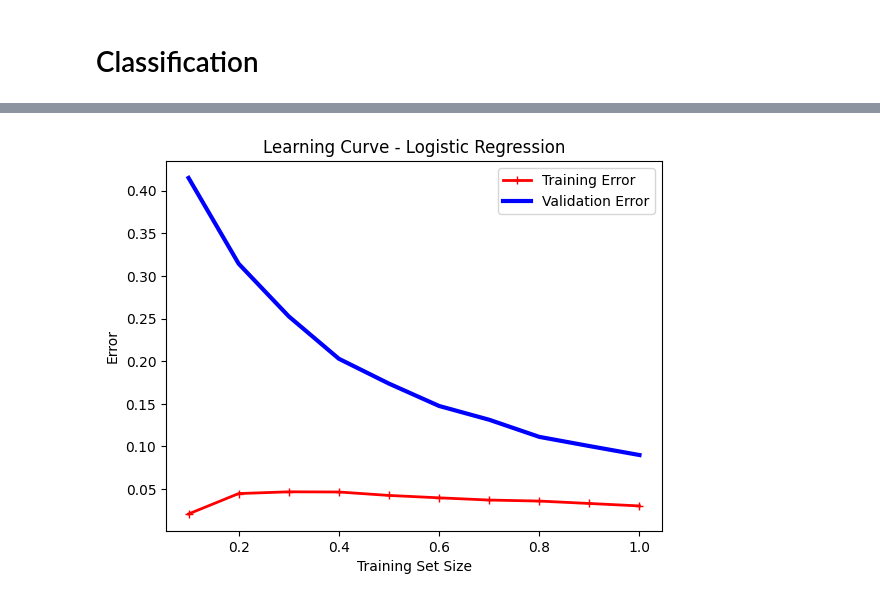
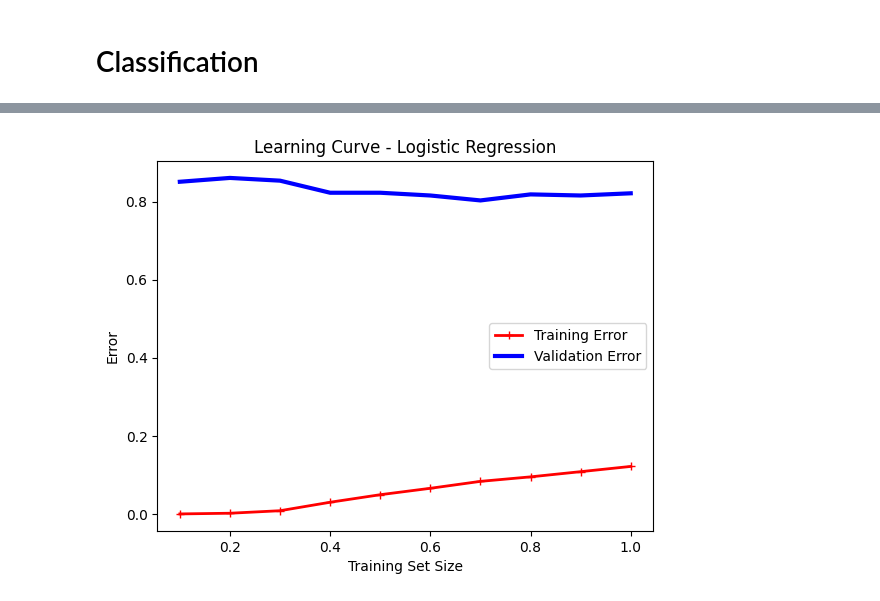
Before and after one commit to arbitroy/ML-trials, a Jupyter notebook: Tasks.ipynb, the cells around one changed output, grey strips where cells are left out. Saved outputs shown, nothing was run; the diff lists cells and outputs as text; code cells hidden in the pictures.

Commit message:
Added binary classifier, evaluation metrics and fixed the sampling issue

```diff
--- a/Tasks.ipynb
+++ b/Tasks.ipynb
@@ -6,7 +6,7 @@ import matplotlib.pyplot as plt
 import seaborn as sns
 %matplotlib inline
 #load csv
-data = pd.read_csv("2021 New Coder Survey.csv")
+data = pd.read_csv("2021 New Coder Survey.csv",low_memory=False)
 #get the first 5 values in the dataset
 data.head()
 # %% [output]
@@ -724,6 +724,8 @@ from sklearn.metrics import accuracy_score
 from sklearn.ensemble import RandomForestClassifier
 from sklearn.model_selection import cross_val_score
 from imblearn.over_sampling import SMOTE
+from sklearn.metrics import confusion_matrix, roc_curve, auc, precision_recall_curve
+from sklearn.ensemble import VotingClassifier
 cols_to_preprocess = [
     # Demographics and Personal Information
     '25. With which of these groups do you primarily identify?',
@@ -770,6 +772,7 @@ cols_to_preprocess = [
 # Handle missing values if any (for demonstration, assuming dropna for simplicity)
 data.dropna(inplace=True)
 
+
 # Remove the target variable from features
 cols_to_preprocess.remove('22. About how much money did you earn last year from any job or employment (in US Dollars)? ')
 
@@ -802,22 +805,23 @@ pipeline = Pipeline([
     ('preprocessor', preprocessor)
 ])
 
+
 # Fit and transform the data
 X_scaled = pipeline.fit_transform(X)
+# Split the scaled data into training and test sets
+X_train, X_test, y_train, y_test = train_test_split(X_scaled, y, test_size=0.2, random_state=42)
+# Drop rows with NaN values in the target variable y_test
+y_test = y_test.dropna()
+# Apply SMOTE for oversampling only on the training data
+smote = SMOTE(random_state=42)
+X_train_resampled, y_train_resampled = smote.fit_resample(X_train, y_train)
 
-# Apply SMOTE for oversampling
-smote = SMOTE(random_state=42)
-X_resampled, y_resampled = smote.fit_resample(X_scaled, y)
-
-# Split the scaled data into training and test sets
-X_train, X_test, y_train, y_test = train_test_split(X_resampled, y_resampled, test_size=0.2, random_state=42)
-
-# Train model
-svm_model = SVC(kernel='linear', C=1.0, random_state=42)
+# Train models on resampled training data
+svm_model = SVC(kernel='linear',probability=True, C=1.0, random_state=42)
 lr_model = LogisticRegression(max_iter=1000, penalty='l2', solver='lbfgs')
 dt_classifier = DecisionTreeClassifier(random_state=42, max_depth=20)
 rf_classifier = RandomForestClassifier(n_estimators=100, random_state=42)
-rf_classifier.fit(X_train, y_train)
+
 def plot_learning_curve(model, X_train, y_train, X_test, y_test, title):
     train_errors, val_errors = [], []
     sizes = np.linspace(0.1, 1.0, 10)  # 10 intervals for different training set sizes
@@ -850,27 +854,93 @@ def plot_learning_curve(model, X_train, y_train, X_test, y_test, title):
     plt.legend()
     plt.show()
 
+def plot_curves(model, X_test, y_test):
+    # Convert target variable to binary integer labels
+    y_test_binary = (y_test == 'high income').astype(int)  # Assuming 'high income' is the positive class
 
+    # Compute the predicted probabilities
+    y_pred_prob = model.predict_proba(X_test)
+
+    # Plotting ROC curve
+    fpr, tpr, _ = roc_curve(y_test_binary, y_pred_prob[:, 1])
+    roc_auc = auc(fpr, tpr)
+
+    plt.figure(figsize=(8, 6))
+    plt.plot(fpr, tpr, label=f'ROC curve (area = {roc_auc:0.2f})')
+    plt.plot([0, 1], [0, 1], 'k--')
+    plt.xlabel('False Positive Rate')
+    plt.ylabel('True Positive Rate')
+    plt.title('ROC Curve')
+    plt.legend(loc="lower right")
+    plt.show()
+
+    # Plotting Precision-Recall curve
+    precision, recall, _ = precision_recall_curve(y_test_binary, y_pred_prob[:, 1])
+
+    plt.figure(figsize=(8, 6))
+    plt.plot(recall, precision, label='Precision-Recall curve')
+    plt.xlabel('Recall')
+    plt.ylabel('Precision')
+    plt.title('Precision-Recall Curve')
+    plt.legend(loc="lower left")
+    plt.show()
+
+def plot_confusion_matrix(y_true, y_pred, title):
+    cm = confusion_matrix(y_true, y_pred)
+    plt.figure(figsize=(8, 6))
+    sns.heatmap(cm, annot=True, fmt='d', cmap='Blues')
+    plt.title(title)
+    plt.xlabel('Predicted labels')
+    plt.ylabel('True labels')
+    plt.show()
 # Using the function for each model
 plot_learning_curve(svm_model, X_train, y_train, X_test, y_test, "Learning Curve - Support Vector Machine")
 plot_learning_curve(lr_model, X_train, y_train, X_test, y_test, "Learning Curve - Logistic Regression")
 plot_learning_curve(dt_classifier, X_train, y_train, X_test, y_test, "Learning Curve - Decision Tree")
 plot_learning_curve(rf_classifier, X_train, y_train, X_test, y_test, "Learning Curve - Random Forest")
-# Make predictions on the test set for each model
+
+# Make predictions
 svm_pred = svm_model.predict(X_test)
 lr_pred = lr_model.predict(X_test)
 dt_pred = dt_classifier.predict(X_test)
 rf_pred = rf_classifier.predict(X_test)
-# Evaluate the model
+# Create a Voting Classifier with soft voting
+voting_classifier = VotingClassifier(
+    estimators=[('dt', dt_classifier), ('svm', svm_model), ('lr', lr_model)],
+    voting='soft'  # Use 'hard' for hard voting
+)
+
+# Fit the Voting Classifier on the resampled training data
+voting_classifier.fit(X_train_resampled, y_train_resampled)
+
+# Predict on the test set
+y_pred_voting = voting_classifier.predict(X_test)
+
+# Evaluate the Voting Classifier
+print(classification_report(y_test, y_pred_voting))
+plot_confusion_matrix(y_test, y_pred_voting, "Confusion Matrix - Voting Classifier")
+plot_curves(voting_classifier, X_test, y_test)
+# Evaluation
 print("\nSupport Vector Machine Classifier:")
 print(classification_report(y_test, svm_pred, zero_division=1))
+plot_curves(svm_model, X_test, y_test)
+plot_confusion_matrix(y_test, svm_pred, "Confusion Matrix - SVM Classifier")
+
 
 print("\nLogistic Regression Classifier:")
 print(classification_report(y_test, lr_pred, zero_division=1))
+plot_curves(lr_model, X_test, y_test)
+plot_confusion_matrix(y_test, lr_pred, "Confusion Matrix - Logistic Regression Classifier")
 
-print("\nDecision tree Classifier:")
+
+print("\nDecision Tree Classifier:")
 print(classification_report(y_test, dt_pred, zero_division=1))
+plot_curves(dt_classifier, X_test, y_test)
+plot_confusion_matrix(y_test, dt_pred, "Confusion Matrix - Decison tree Classifier")
+
 
 print("\nRandom Forest Classifier:")
 print(classification_report(y_test, rf_pred, zero_division=1))
+plot_curves(rf_classifier, X_test, y_test)
+plot_confusion_matrix(y_test, rf_pred, "Confusion Matrix - Random Forest Classifier")
 # %% [output]
@@ -878 +948 @@ print(classification_report(y_test, rf_pred, zero_division=1))
-[figure, old version]
+[figure, new version]
```
Also changed, not shown: parts of 4 cells of this notebook.
